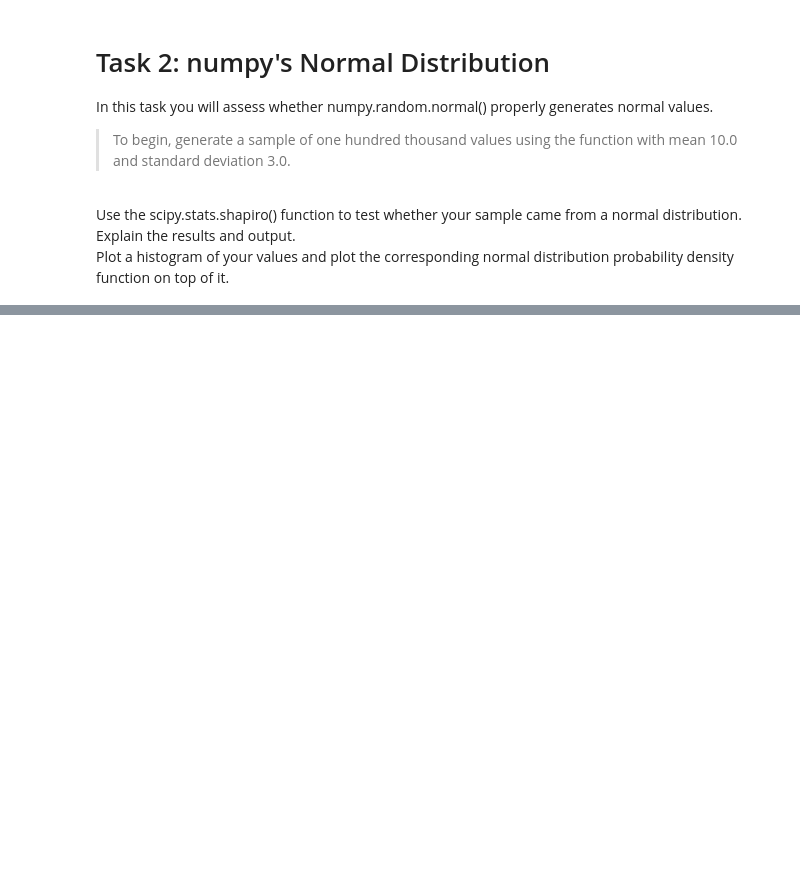
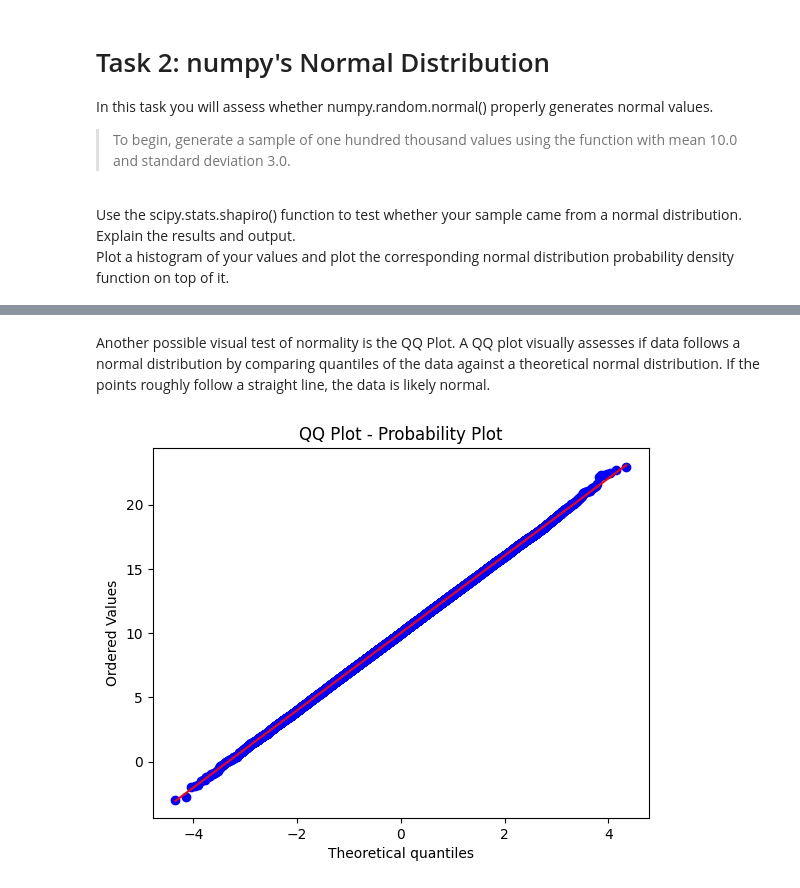
Before and after one commit to noyo0/AppliedStatistics2024, a Jupyter notebook: tasks.ipynb, the cells around one changed output, grey strips where cells are left out. Drawn from its saved outputs; the diff is of its cells as text; code cells hidden in the pictures; blank space fills up the shorter version.

```diff
--- a/tasks.ipynb
+++ b/tasks.ipynb
@@ -241,0 +263,13 @@ plt.show()
+# %% [markdown]
+Another possible visual test of normality is the QQ Plot. A QQ plot visually assesses if data follows a normal distribution by comparing quantiles of the data against a theoretical normal distribution. If the points roughly follow a straight line, the data is likely normal.
+# %%
+# QQ Plot
+#stats.probplot(data, dist='norm', plot=ax)
+
+import scipy.stats as stats
+
+stats.probplot(data, dist="norm", plot=plt)
+plt.title("QQ Plot - Probability Plot")
+plt.show()
+# %% [output]
+[figure, added]
```
Also changed, not shown: parts of 9 cells of this notebook, 1 other file.
